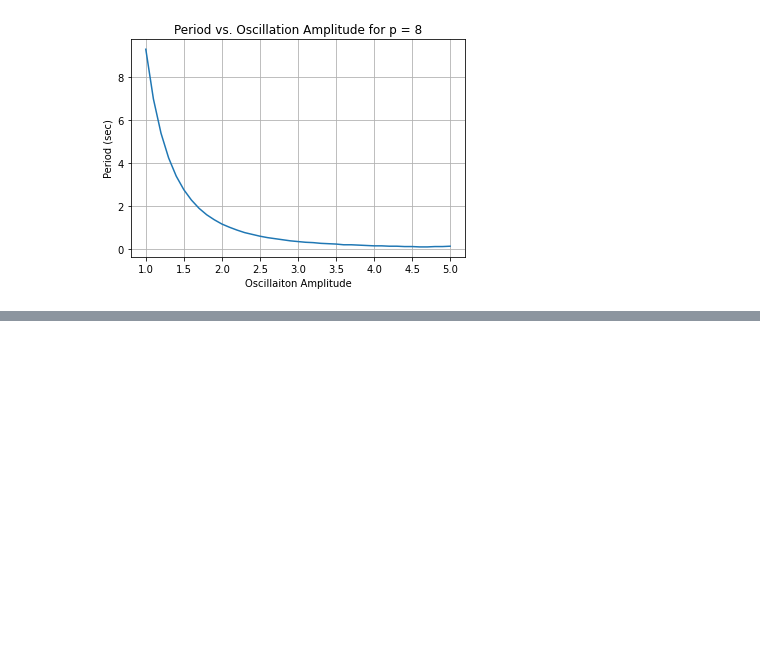
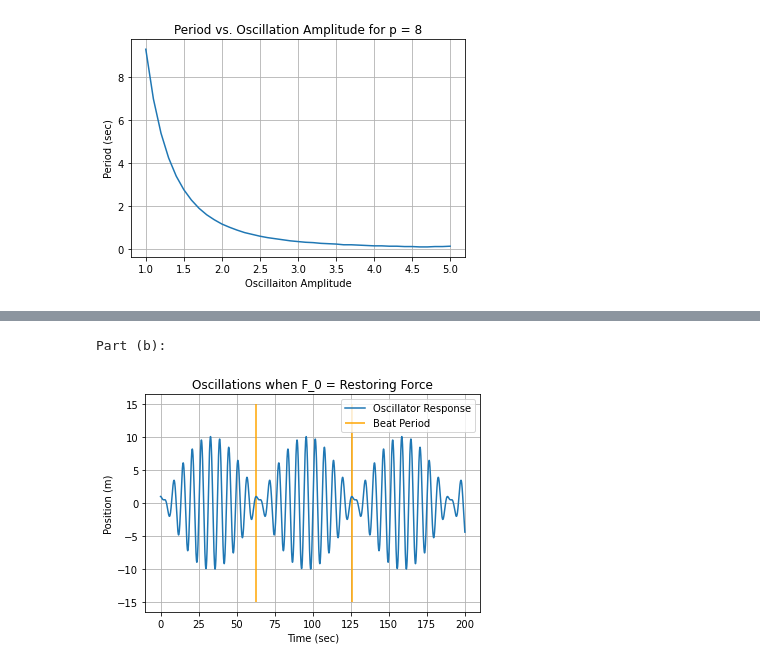
Before and after one commit to JSheare/Computational-Physics, a Jupyter notebook: Exercise Set 5.ipynb, the cells around one changed output, grey strips where cells are left out. Cells and saved outputs as stored; diff of their text form; code cells hidden in the pictures; blank space fills up the shorter version.

```diff
--- a/Exercise Set 5.ipynb
+++ b/Exercise Set 5.ipynb
@@ -247,0 +325,33 @@ Part (b):
+# %%
+# Part (b):
+k = 1
+m = 1
+w_0 = np.sqrt(k/m)
+F_0 = 1
+w = 1.1
+def hook_2_driven(state, t):
+    p = 2
+    function_return = [0, 0]
+    function_return[0] = state[1]
+    function_return[1] = (-k*state[0]**(p-1) + F_0*np.sin(w*t))/m
+    return function_return
+
+
+print('Part (b):')
+dt = 0.05
+t = np.arange(0, 200, dt)
+initial_conditions = [1, 0]
+driven_osc_results = integrate.odeint(hook_2_driven, initial_conditions, t)
+
+plt.plot(t, driven_osc_results[:, 0], label='Oscillator Response')
+w_beat = (w-w_0)/(2*np.pi)
+plt.vlines([1/w_beat, 2/w_beat], -15, 15, label='Beat Period', color='orange')
+plt.xlabel('Time (sec)')
+plt.ylabel('Position (m)')
+plt.grid(True)
+plt.legend()
+plt.title('Oscillations when F_0 = Restoring Force')
+plt.show()
+# %% [output]
+Part (b):
+[figure, added]
```
Also changed, not shown: parts of 15 cells of this notebook.
